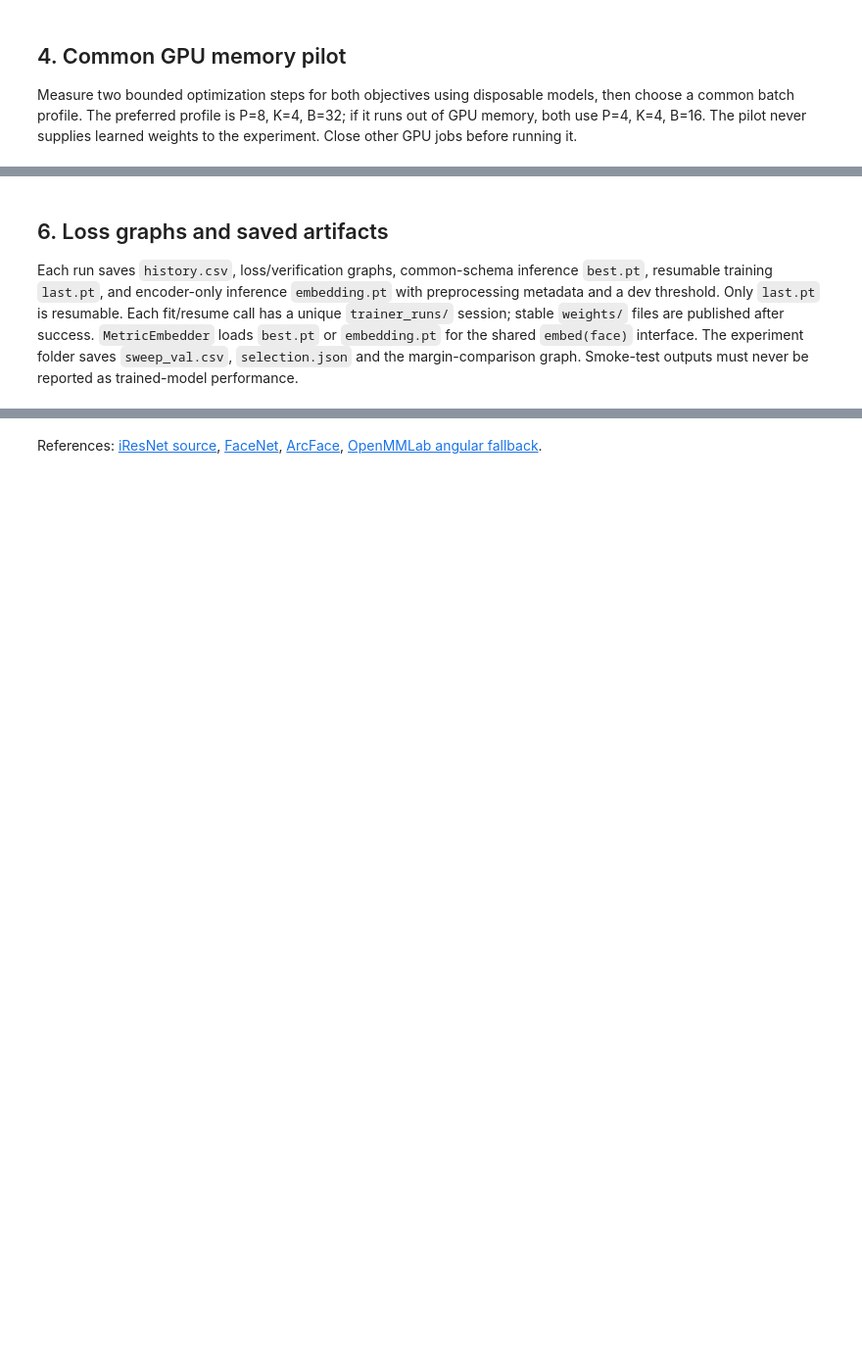
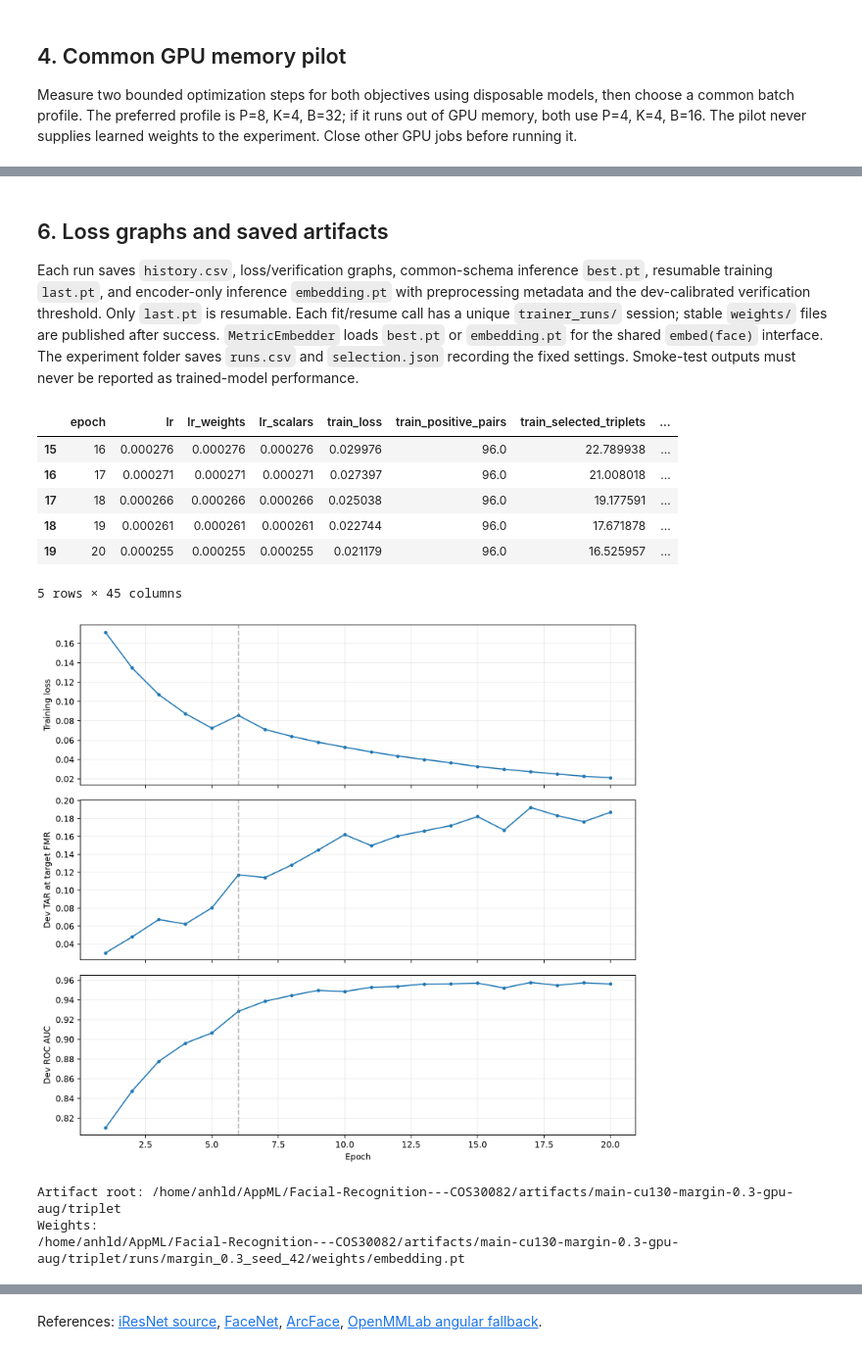
Before and after one commit to henryhoang207/Facial-Recognition---COS30082, a Jupyter notebook: notebooks/metrics-learn/triplet_loss.ipynb, the cells around one changed output, grey strips where cells are left out. Shown at 98% size. Drawn from its saved outputs; the diff is of its cells as text; code cells hidden in the pictures; blank space fills up the shorter version.

```diff
--- a/notebooks/metrics-learn/triplet_loss.ipynb
+++ b/notebooks/metrics-learn/triplet_loss.ipynb
@@ -130,4 +205,4 @@ AdamW peak LR 3e-4, five-epoch warmup, cosine decay, maximum 60 epochs and dev-o
 # %%
-sweep_val = run_sweep(CONFIG, prepared)
-display(sweep_val[["method", "margin", "seed", "stage", "best_epoch", "dev_tar", "dev_auc", "dev_eer"]])
-print("Saved sweep:", CONFIG.output_dir / "sweep_val.csv")
+runs = run_experiment(CONFIG, prepared)
+display(runs[["method", "margin", "seed", "stage", "best_epoch", "dev_tar", "dev_auc", "dev_eer"]])
+print("Saved run:", CONFIG.output_dir / "runs.csv")
@@ -134,14 +223,25 @@ print("Saved sweep:", CONFIG.output_dir / "sweep_val.csv")
 # %% [markdown]
 ## 6. Loss graphs and saved artifacts
 
-Each run saves `history.csv`, loss/verification graphs, common-schema inference `best.pt`, resumable training `last.pt`, and encoder-only inference `embedding.pt` with preprocessing metadata and a dev threshold. Only `last.pt` is resumable. Each fit/resume call has a unique `trainer_runs/` session; stable `weights/` files are published after success. `MetricEmbedder` loads `best.pt` or `embedding.pt` for the shared `embed(face)` interface. The experiment folder saves `sweep_val.csv`, `selection.json` and the margin-comparison graph. Smoke-test outputs must never be reported as trained-model performance.
+Each run saves `history.csv`, loss/verification graphs, common-schema inference `best.pt`, resumable training `last.pt`, and encoder-only inference `embedding.pt` with preprocessing metadata and the dev-calibrated verification threshold. Only `last.pt` is resumable. Each fit/resume call has a unique `trainer_runs/` session; stable `weights/` files are published after success. `MetricEmbedder` loads `best.pt` or `embedding.pt` for the shared `embed(face)` interface. The experiment folder saves `runs.csv` and `selection.json` recording the fixed settings. Smoke-test outputs must never be reported as trained-model performance.
 # %%
-display(DisplayImage(filename=str(CONFIG.output_dir / "graphs" / "sweep_val.png")))
-for run in sweep_val.itertuples():
+for run in runs.itertuples():
     history_path = Path(run.history_path)
     history = pd.read_csv(history_path)
     display(history.tail())
     display(DisplayImage(filename=str(history_path.parent / "graphs" / "loss.png")))
 print("Artifact root:", CONFIG.output_dir)
 print("Weights:", *sorted(str(path) for path in CONFIG.output_dir.glob("runs/*/weights/embedding.pt")), sep="\n")
+# %% [output]
+|  | epoch | lr | lr_weights | lr_scalars | train_loss | train_positive_pairs | train_selected_triplets | ... |
+| 15 | 16 | 0.000276 | 0.000276 | 0.000276 | 0.029976 | 96.0 | 22.789938 | ... |
+| 16 | 17 | 0.000271 | 0.000271 | 0.000271 | 0.027397 | 96.0 | 21.008018 | ... |
+| 17 | 18 | 0.000266 | 0.000266 | 0.000266 | 0.025038 | 96.0 | 19.177591 | ... |
+| 18 | 19 | 0.000261 | 0.000261 | 0.000261 | 0.022744 | 96.0 | 17.671878 | ... |
+| 19 | 20 | 0.000255 | 0.000255 | 0.000255 | 0.021179 | 96.0 | 16.525957 | ... |
+5 rows × 45 columns
+[figure, added]
+Artifact root: /home/anhld/AppML/Facial-Recognition---COS30082/artifacts/main-cu130-margin-0.3-gpu-aug/triplet
+Weights:
+/home/anhld/AppML/Facial-Recognition---COS30082/artifacts/main-cu130-margin-0.3-gpu-aug/triplet/runs/margin_0.3_seed_42/weights/embedding.pt
 # %% [markdown]
```
Also changed, not shown: parts of 13 cells of this notebook, 17 other files.
